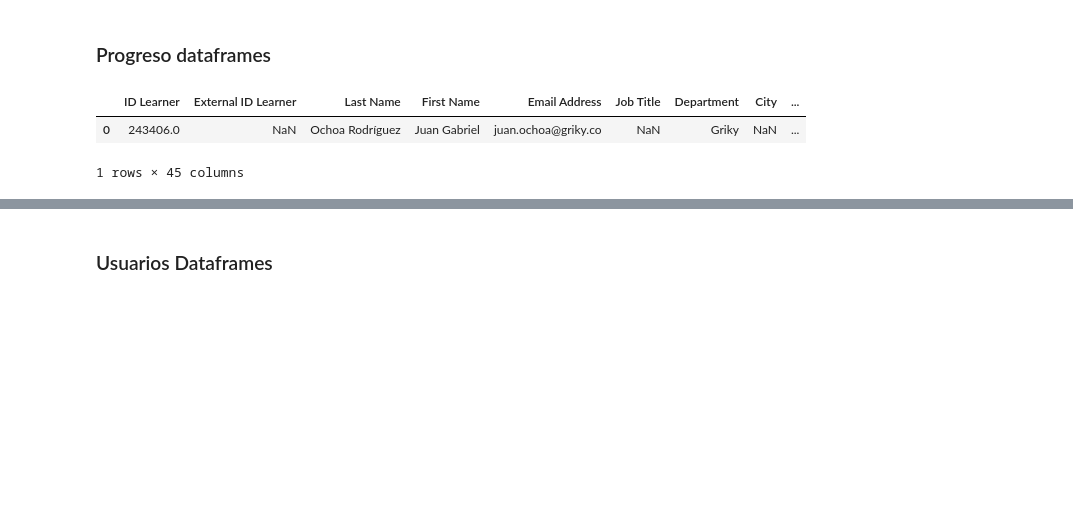
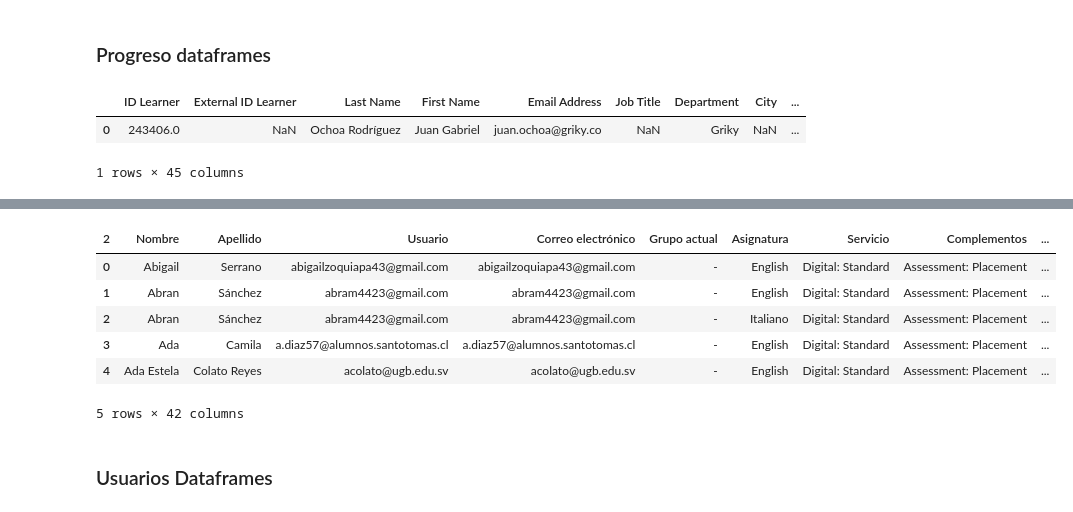
Before and after one commit to estebangaviria/Reporting_Data, a Jupyter notebook: main_.ipynb, the cells around one changed output, grey strips where cells are left out. Drawn from its saved outputs; the diff is of its cells as text; code cells hidden in the pictures; blank space fills up the shorter version.

Commit message:
learnlight catalogue added

```diff
--- a/main_.ipynb
+++ b/main_.ipynb
@@ -110,0 +153,10 @@ df_progreso_netzun.sample(10).head(1)
+# %%
+df_progreso_learnlight = get_last_file_new(path_learnlight_progress_report, file_type='.xlsx',
+    date_format= "%Y-%m-%d",
+    regex_pattern=r'\d{4}-\d{2}-\d{2}')
+df_progreso_learnlight = df_progreso_learnlight.drop([0,1])
+df_progreso_learnlight.columns = df_progreso_learnlight.iloc[0]
+df_progreso_learnlight =df_progreso_learnlight[1:]
+df_progreso_learnlight = df_progreso_learnlight.reset_index(drop=True)
+df_progreso_learnlight.head(5)
+# %% [output]
@@ -111,3 +164,10 @@ df_progreso_netzun.sample(10).head(1)
+| 2 | Nombre | Apellido | Usuario | Correo electrónico | Grupo actual | Asignatura | Servicio | Complementos | ... |
+| 0 | Abigail | Serrano | abigailzoquiapa43@gmail.com | abigailzoquiapa43@gmail.com | - | English | Digital: Standard | Assessment: Placement | ... |
+| 1 | Abran | Sánchez | abram4423@gmail.com | abram4423@gmail.com | - | English | Digital: Standard | Assessment: Placement | ... |
+| 2 | Abran | Sánchez | abram4423@gmail.com | abram4423@gmail.com | - | Italiano | Digital: Standard | Assessment: Placement | ... |
+| 3 | Ada | Camila | a.diaz57@alumnos.santotomas.cl | a.diaz57@alumnos.santotomas.cl | - | English | Digital: Standard | Assessment: Placement | ... |
+| 4 | Ada Estela | Colato Reyes | acolato@ugb.edu.sv | acolato@ugb.edu.sv | - | English | Digital: Standard | Assessment: Placement | ... |
+5 rows × 42 columns
 # %% [markdown]
 ### Usuarios Dataframes
 # %%
```
Also changed, not shown: parts of 16 cells of this notebook.
